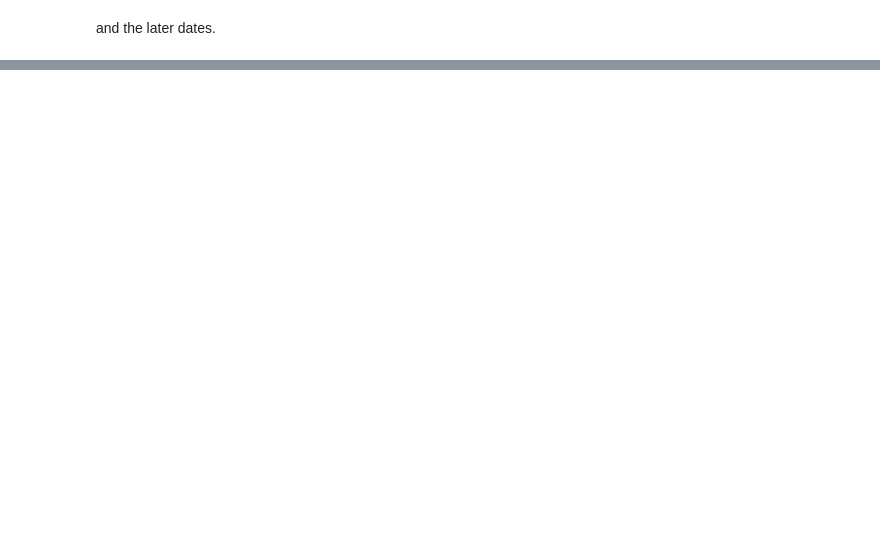
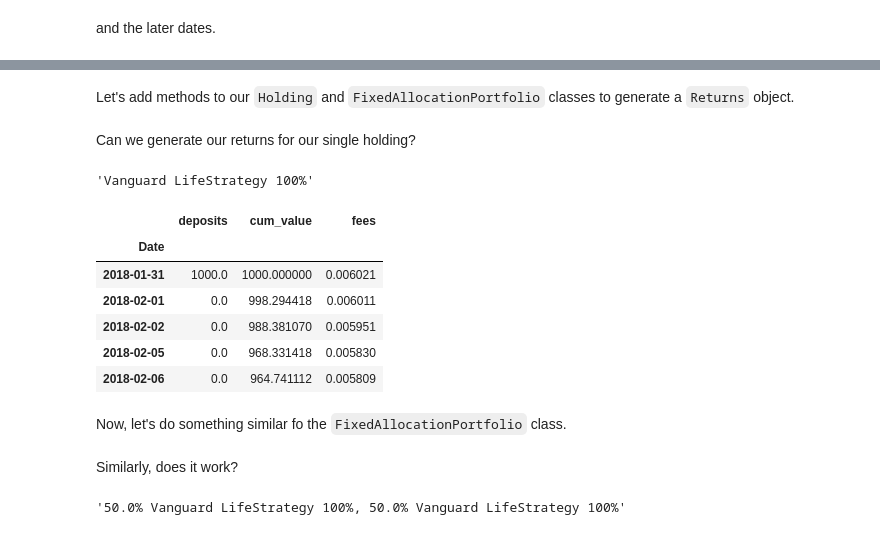
Before and after one commit to rsp34/portfolio-analysis, a Jupyter notebook: nbs/00_portfolio.ipynb, the cells around one changed output, grey strips where cells are left out. Cells and saved outputs as stored; diff of their text form; code cells hidden in the pictures; blank space fills up the shorter version.

Commit message:
FixedAllocationPortfolio class created and tested.

```diff
--- a/nbs/00_portfolio.ipynb
+++ b/nbs/00_portfolio.ipynb
@@ -410,0 +339,2 @@ print(profit)
+# %% [markdown]
+Let's add methods to our `Holding` and `FixedAllocationPortfolio` classes to generate a `Returns` object.
@@ -410,0 +346,19 @@ print(profit)
+# %% [markdown]
+Can we generate our returns for our single holding?
+# %%
+single_holding_returns= single_holding.to_returns()
+single_holding_returns.name
+# %% [output]
+'Vanguard LifeStrategy 100%'
+# %%
+single_holding_returns.history.head()
+# %% [output]
+|  | deposits | cum_value | fees |
+| Date |  |  |  |
+| 2018-01-31 | 1000.0 | 1000.000000 | 0.006021 |
+| 2018-02-01 | 0.0 | 998.294418 | 0.006011 |
+| 2018-02-02 | 0.0 | 988.381070 | 0.005951 |
+| 2018-02-05 | 0.0 | 968.331418 | 0.005830 |
+| 2018-02-06 | 0.0 | 964.741112 | 0.005809 |
+# %% [markdown]
+Now, let's do something similar fo the `FixedAllocationPortfolio` class.
@@ -410,0 +375,7 @@ print(profit)
+# %% [markdown]
+Similarly, does it work?
+# %%
+fixed_allocation_portfolio_returns = fixed_allocation_portfolio.to_returns()
+fixed_allocation_portfolio_returns.name
+# %% [output]
+'50.0% Vanguard LifeStrategy 100%, 50.0% Vanguard LifeStrategy 100%'
```
Also changed, not shown: parts of 73 cells of this notebook, 4 other files.
